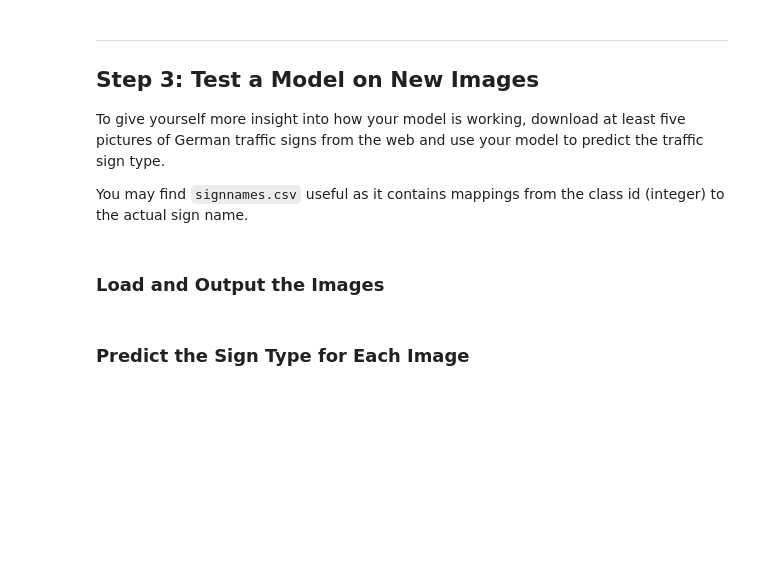
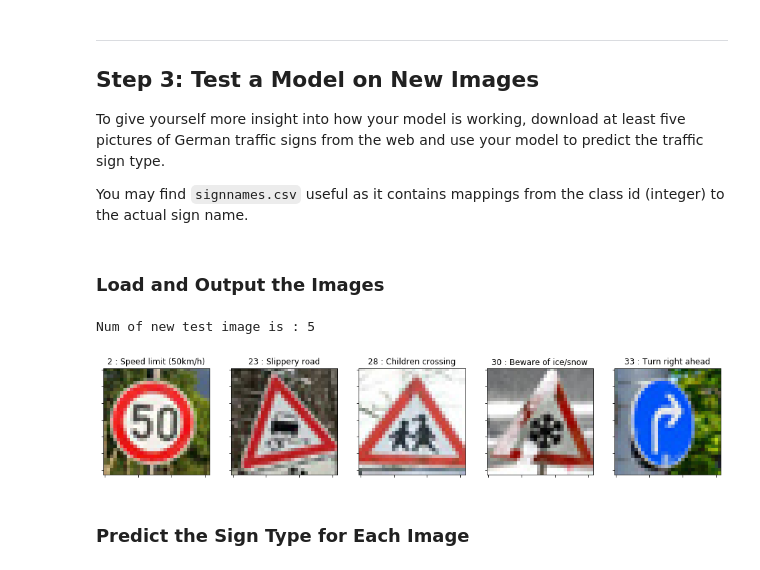
Before and after one commit to shinsteve/udacity-carnd-trafficsign-p2, a Jupyter notebook: Traffic_Sign_Classifier.ipynb, the cells around one changed output. Cells and saved outputs as stored; diff of their text form; code cells hidden in the pictures; blank space fills up the shorter version.

```diff
--- a/Traffic_Sign_Classifier.ipynb
+++ b/Traffic_Sign_Classifier.ipynb
@@ -434,28 +527,31 @@ You may find `signnames.csv` useful as it contains mappings from the class id (i
 # %%
 NEW_DATA_DIR_PATH = 'new_test_data_from_web'
 import glob
 import os
 def load_test_data_from_jpg_files(dir_path):
     imgs = []
     labels = []
-    for img_path in glob.glob('{}/*.jpg'.format(dir_path)):
+    for img_path in sorted(glob.glob('{}/*.jpg'.format(dir_path))):
         label = int(os.path.splitext(os.path.basename(img_path))[0])  # ex. folder/5.jpg  => label=5
         labels.append(label)
         imgs.append(plt.imread(img_path))
     return np.array(imgs), np.array(labels)
 
 n_newtest = len(glob.glob('{}/*.jpg'.format(NEW_DATA_DIR_PATH)))
 print('Num of new test image is : {}'.format(n_newtest))
 X_newtest, y_newtest = load_test_data_from_jpg_files(NEW_DATA_DIR_PATH)
 
 # Plot image
 fig = plt.figure(figsize=(20, 6))
 for i in range(n_newtest):
     plt.subplot((n_newtest + 6 - 1) // 6, 6, i + 1)
     label = y_newtest[i]
     plt.title('{} : {}'.format(label, sign_names[label]))
     plt.tick_params(labelbottom=False, labelleft=False, labelright=False, labeltop=False)
     plt.imshow(X_newtest[i])
+# %% [output]
+Num of new test image is : 5
+[figure, added]
 # %% [markdown]
 ### Predict the Sign Type for Each Image
 # %%
```
Also changed, not shown: parts of 21 cells of this notebook, 15 other files.
